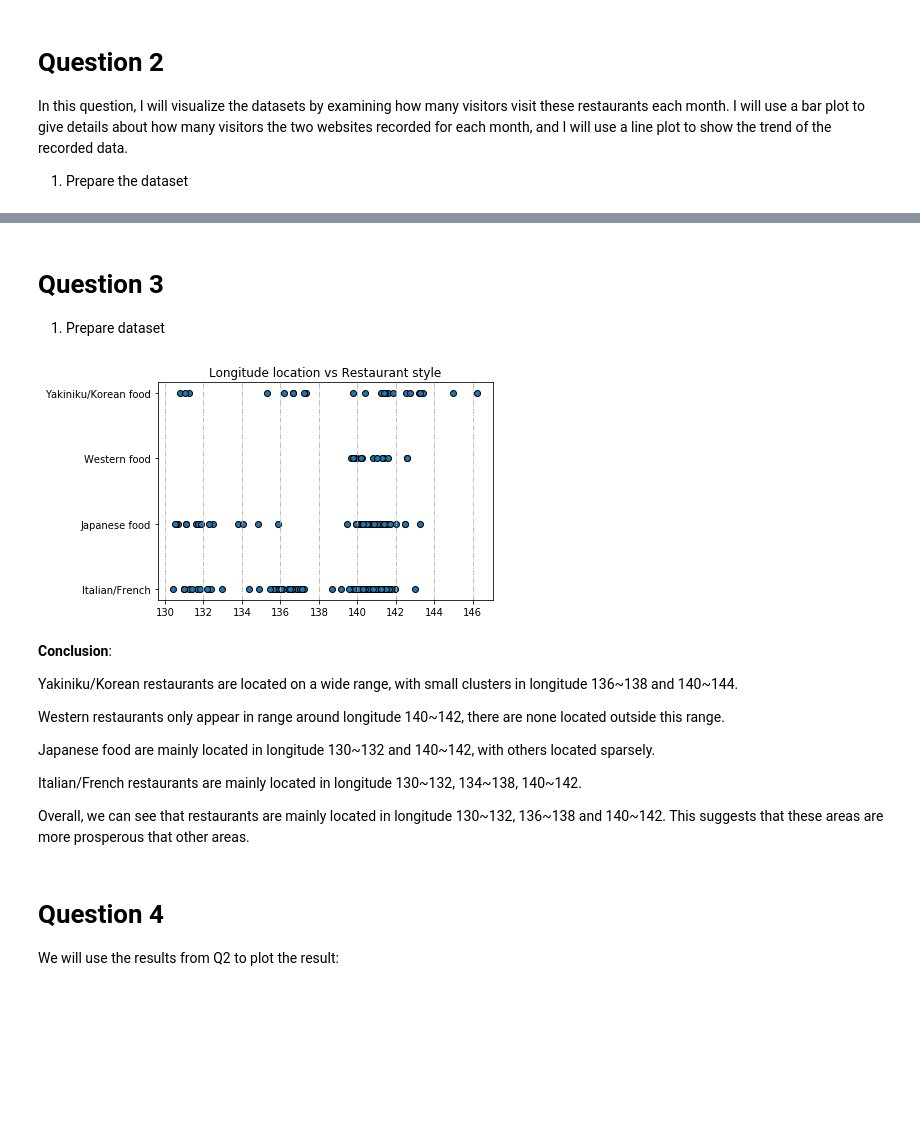
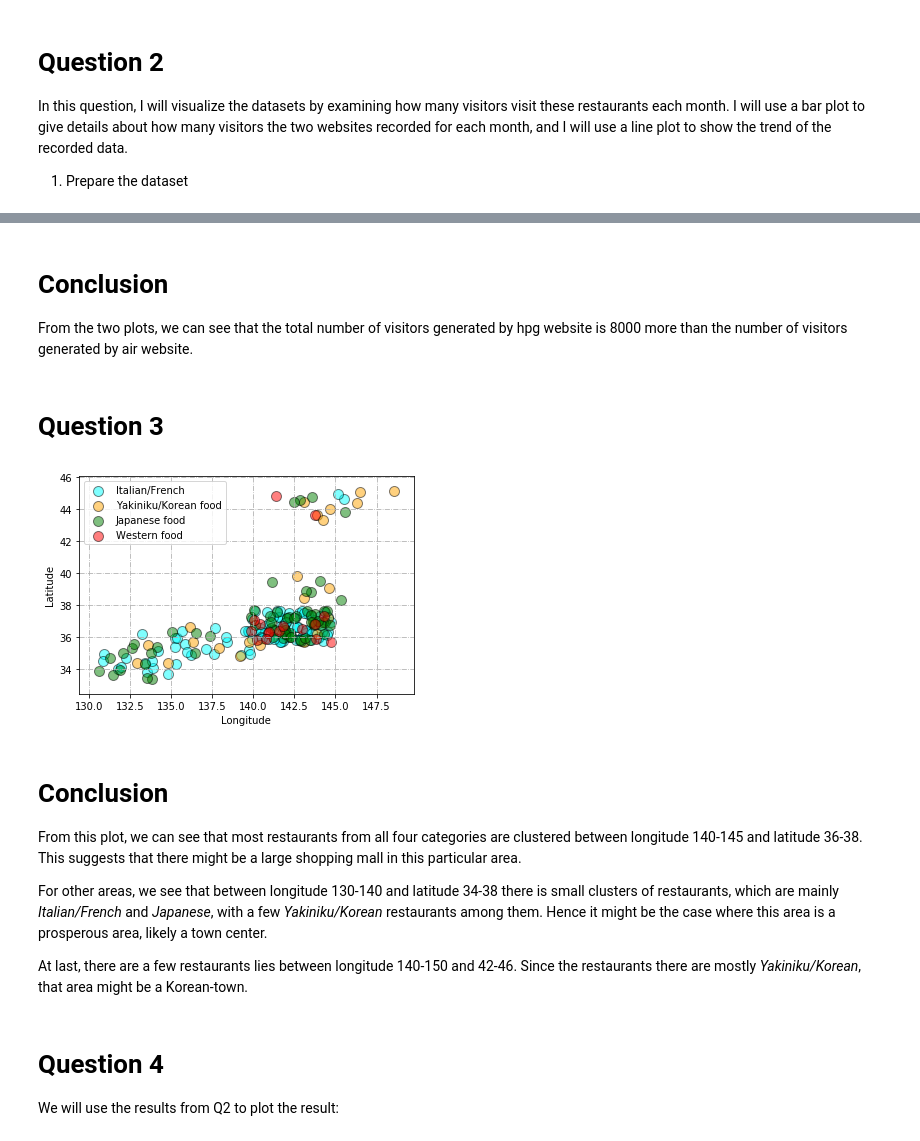
Before and after one commit to Leonard907/Work, a Jupyter notebook: FDS/cw1/cw1.ipynb, the cells around one changed output, grey strips where cells are left out. Cells and saved outputs as stored; diff of their text form; code cells hidden in the pictures; blank space fills up the shorter version.

```diff
--- a/FDS/cw1/cw1.ipynb
+++ b/FDS/cw1/cw1.ipynb
@@ -90,36 +47,38 @@ From the two plots, we can see clearly that *hpg* website generate more visitors
+# %% [markdown]
+# Conclusion
+
+From the two plots, we can see that the total number of visitors generated by hpg website is 8000 more than the number of visitors generated by air website.
 # %% [markdown]
 # Question 3
-
-1. Prepare dataset
 # %%
 air_store_info = pd.read_csv(os.path.join(os.getcwd(), 'Data', 'air_store_info.csv'))
 
 # Remove entries we do not consider. Here we look at 4 styles:
 # Italian/French, Japanese, Western, Korean
 target_styles = ['Italian/French', 'Yakiniku/Korean food', 'Japanese food', 'Western food']
+style_colors = ['aqua', 'orange', 'green', 'red']
 
-selected_styles = air_store_info[air_store_info.air_genre_name.isin(target_styles)]
+for style,color in zip(target_styles, style_colors):
+    target_style = air_store_info[air_store_info.air_genre_name == style]
+    longitude_noise = 5 * np.random.rand(len(target_style)) + target_style['longitude']
+    latitude_noise = 2 * np.random.rand(len(target_style)) + target_style['latitude']
+    plt.scatter(longitude_noise, latitude_noise, label=style, edgecolors='k', alpha=0.5, s=100, c=color)
 
-longitude_noise = 2 * np.random.rand(len(selected_styles)) + selected_styles['longitude']
-
-plt.scatter(longitude_noise,selected_styles['air_genre_name'], edgecolors='k')
-plt.title('Longitude location vs Restaurant style')
-plt.grid(axis='x', linestyle='-.')
+plt.legend()
+plt.xlabel("Longitude")
+plt.ylabel("Latitude")
+plt.grid(linestyle='-.')
 plt.show()
 # %% [output]
-[figure, old version]
+[figure, new version]
-# %% [markdown]
-**Conclusion**:
-
-Yakiniku/Korean restaurants are located on a wide range, with small clusters in longitude 136~138 and 140~144.
-
-Western restaurants only appear in range around longitude 140~142, there are none located outside this range.
-
-Japanese food are mainly located in longitude 130~132 and 140~142, with others located sparsely.
-
-Italian/French restaurants are mainly located in longitude 130~132, 134~138, 140~142.
-
-Overall, we can see that restaurants are mainly located in longitude 130~132, 136~138 and 140~142. This suggests that these areas are more prosperous that other areas.
+# %% [markdown]
+# Conclusion
+
+From this plot, we can see that most restaurants from all four categories are clustered between longitude 140-145 and latitude 36-38. This suggests that there might be a large shopping mall in this particular area.
+
+For other areas, we see that between longitude 130-140 and latitude 34-38 there is small clusters of restaurants, which are mainly *Italian/French* and *Japanese*, with a few *Yakiniku/Korean* restaurants among them. Hence it might be the case where this area is a prosperous area, likely a town center.
+
+At last, there are a few restaurants lies between longitude 140-150 and 42-46. Since the restaurants there are mostly *Yakiniku/Korean*, that area might be a Korean-town.
 # %% [markdown]
 # Question 4
 
```
Also changed, not shown: parts of 29 cells of this notebook, 7 other files.
